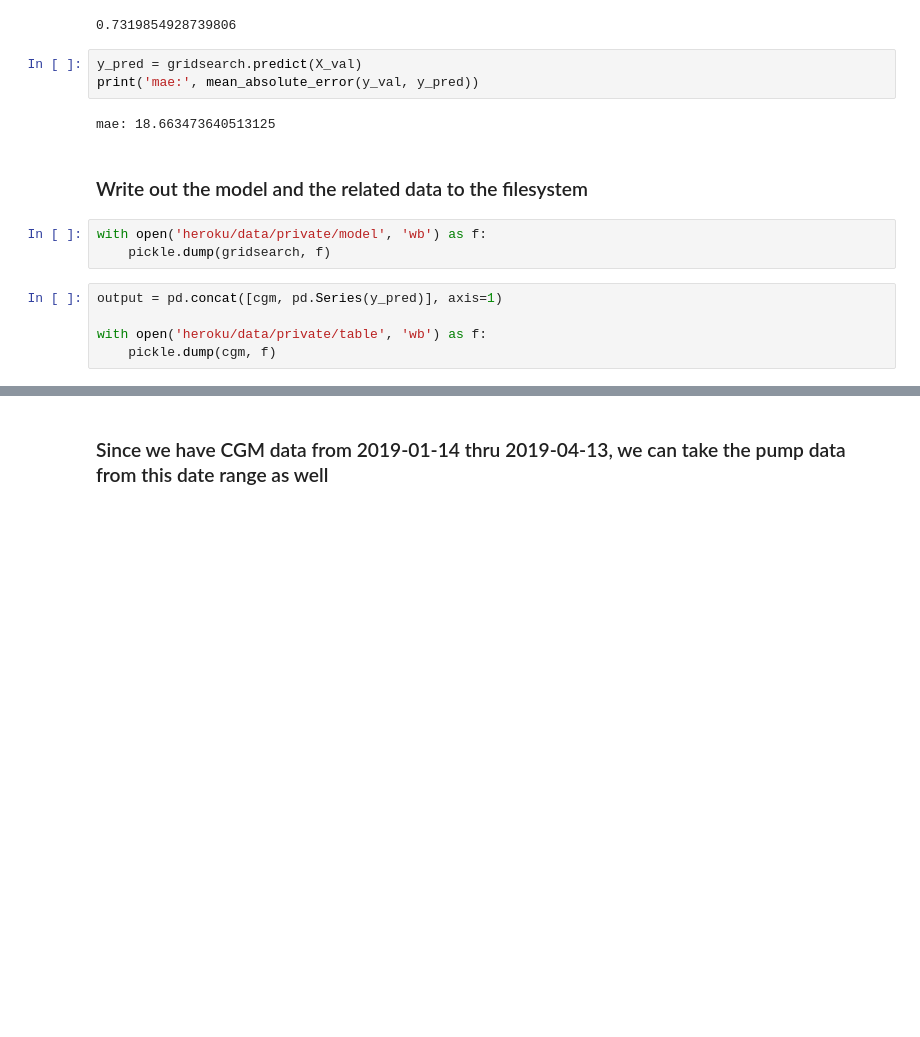
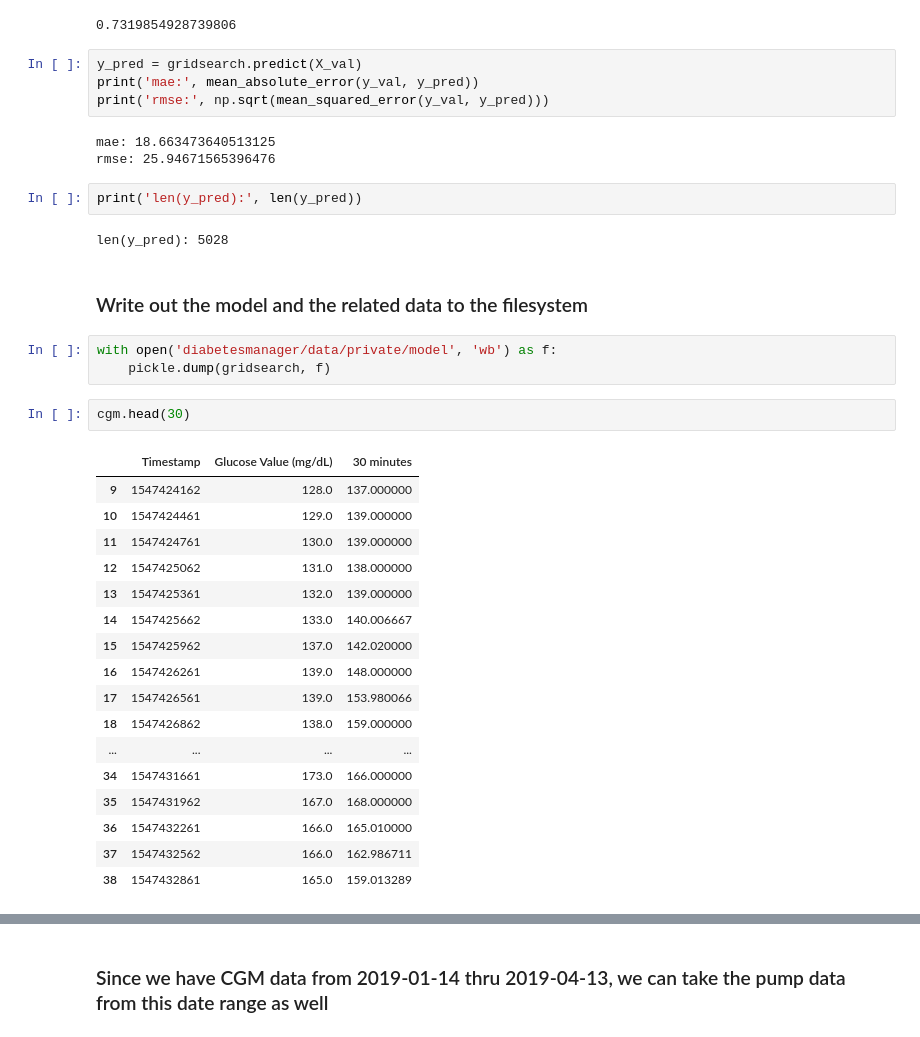
Before and after one commit to diabetes-manager/data-science, a Jupyter notebook: XGB.ipynb, the cells around one changed output, grey strips where cells are left out. Saved outputs shown, nothing was run; the diff lists cells and outputs as text; blank space fills up the shorter version.

```diff
--- a/XGB.ipynb
+++ b/XGB.ipynb
@@ -266,15 +285,36 @@ gridsearch.cv_results_['mean_test_score'].mean()
 # %%
 y_pred = gridsearch.predict(X_val)
 print('mae:', mean_absolute_error(y_val, y_pred))
+print('rmse:', np.sqrt(mean_squared_error(y_val, y_pred)))
 # %% [output]
 mae: 18.663473640513125
+rmse: 25.94671565396476
+# %%
+print('len(y_pred):', len(y_pred))
+# %% [output]
+len(y_pred): 5028
 # %% [markdown]
 ### Write out the model and the related data to the filesystem
 # %%
-with open('heroku/data/private/model', 'wb') as f:
+with open('diabetesmanager/data/private/model', 'wb') as f:
     pickle.dump(gridsearch, f)
-# %%
-output = pd.concat([cgm, pd.Series(y_pred)], axis=1)
-
-with open('heroku/data/private/table', 'wb') as f:
-    pickle.dump(cgm, f)
+# %%
+cgm.head(30)
+# %% [output]
+|  | Timestamp | Glucose Value (mg/dL) | 30 minutes |
+| 9 | 1547424162 | 128.0 | 137.000000 |
+| 10 | 1547424461 | 129.0 | 139.000000 |
+| 11 | 1547424761 | 130.0 | 139.000000 |
+| 12 | 1547425062 | 131.0 | 138.000000 |
+| 13 | 1547425361 | 132.0 | 139.000000 |
+| 14 | 1547425662 | 133.0 | 140.006667 |
+| 15 | 1547425962 | 137.0 | 142.020000 |
+| 16 | 1547426261 | 139.0 | 148.000000 |
+| 17 | 1547426561 | 139.0 | 153.980066 |
+| 18 | 1547426862 | 138.0 | 159.000000 |
+| ... | ... | ... | ... |
+| 34 | 1547431661 | 173.0 | 166.000000 |
+| 35 | 1547431962 | 167.0 | 168.000000 |
+| 36 | 1547432261 | 166.0 | 165.010000 |
+| 37 | 1547432562 | 166.0 | 162.986711 |
+| 38 | 1547432861 | 165.0 | 159.013289 |
```
Also changed, not shown: parts of 8 cells of this notebook.
